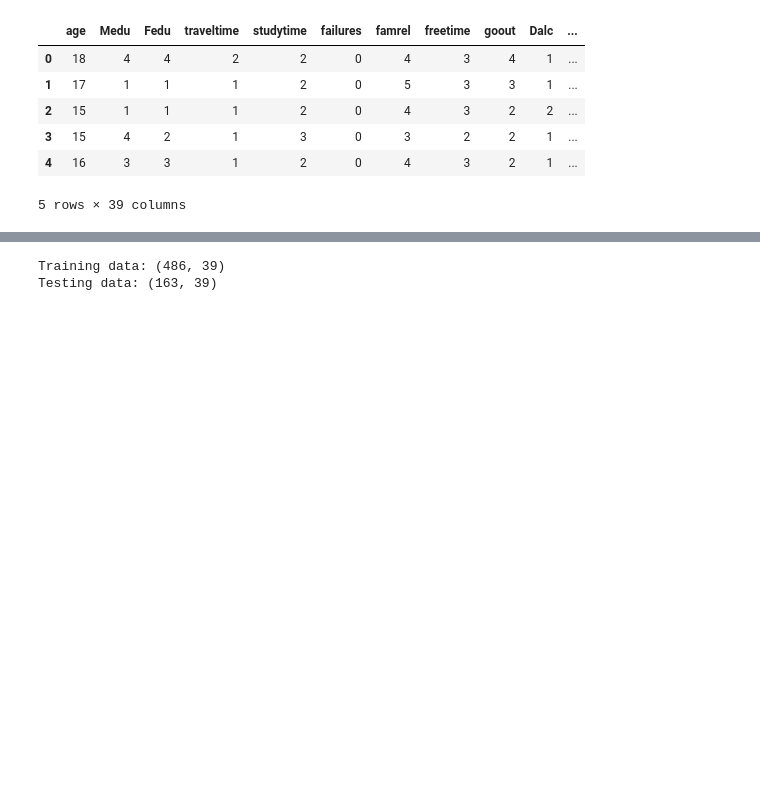
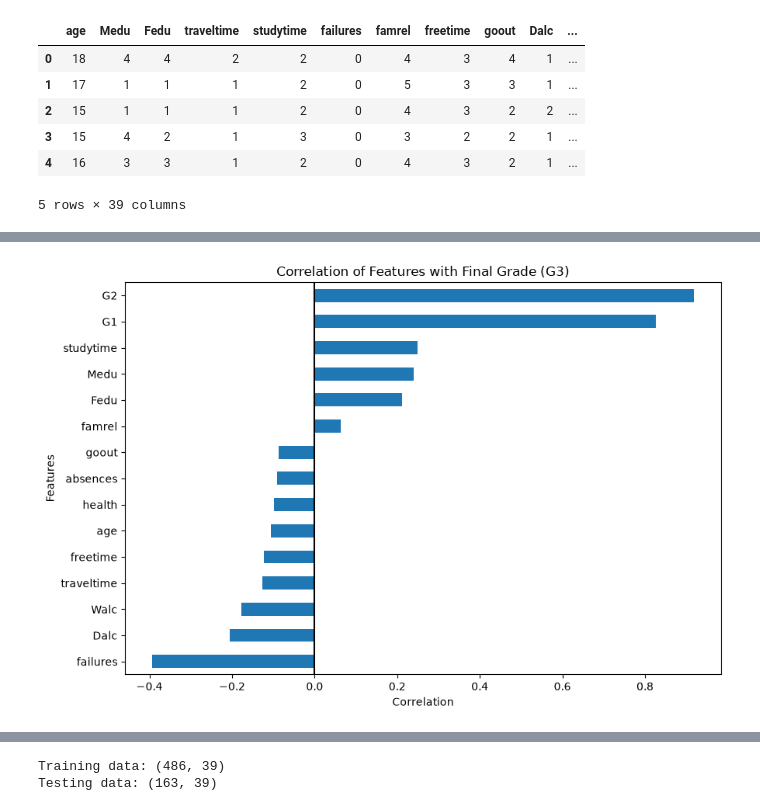
Before and after one commit to 2026441-dotcom/Machine-Learning, a Jupyter notebook: Sugarjav Dorjsuren Machine Learninggg.ipynb, the cells around one changed output, grey strips where cells are left out. Drawn from its saved outputs; the diff is of its cells as text; code cells hidden in the pictures; blank space fills up the shorter version.

```diff
--- a/Sugarjav Dorjsuren Machine Learninggg.ipynb
+++ b/Sugarjav Dorjsuren Machine Learninggg.ipynb
@@ -159,0 +162,4 @@ X.head()
+# %%
+correlation = df.select_dtypes(include="number").corr()
+
+print(correlation["G3"].sort_values(ascending=False))
@@ -159,0 +184,16 @@ X.head()
+# %%
+import matplotlib.pyplot as plt
+
+correlation["G3"].drop("G3").sort_values().plot(
+    kind="barh",
+    figsize=(9, 6)
+)
+
+plt.title("Correlation of Features with Final Grade (G3)")
+plt.xlabel("Correlation")
+plt.ylabel("Features")
+plt.axvline(0, color="black")
+plt.tight_layout()
+plt.show()
+# %% [output]
+[figure, added]
```
Also changed, not shown: parts of 3 cells of this notebook.
